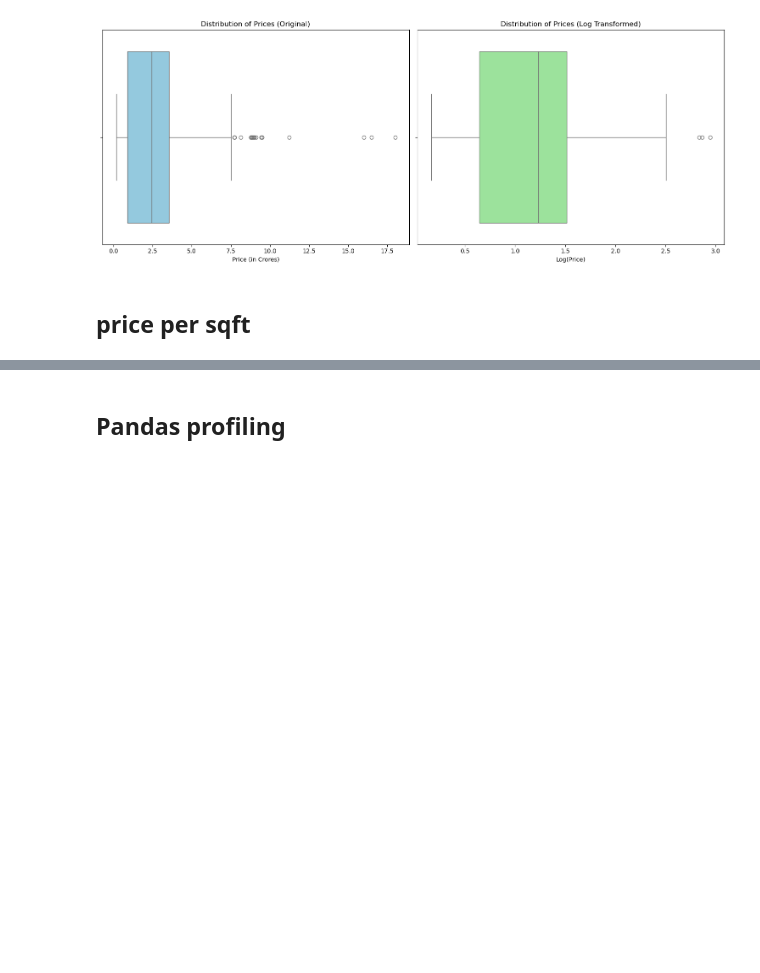
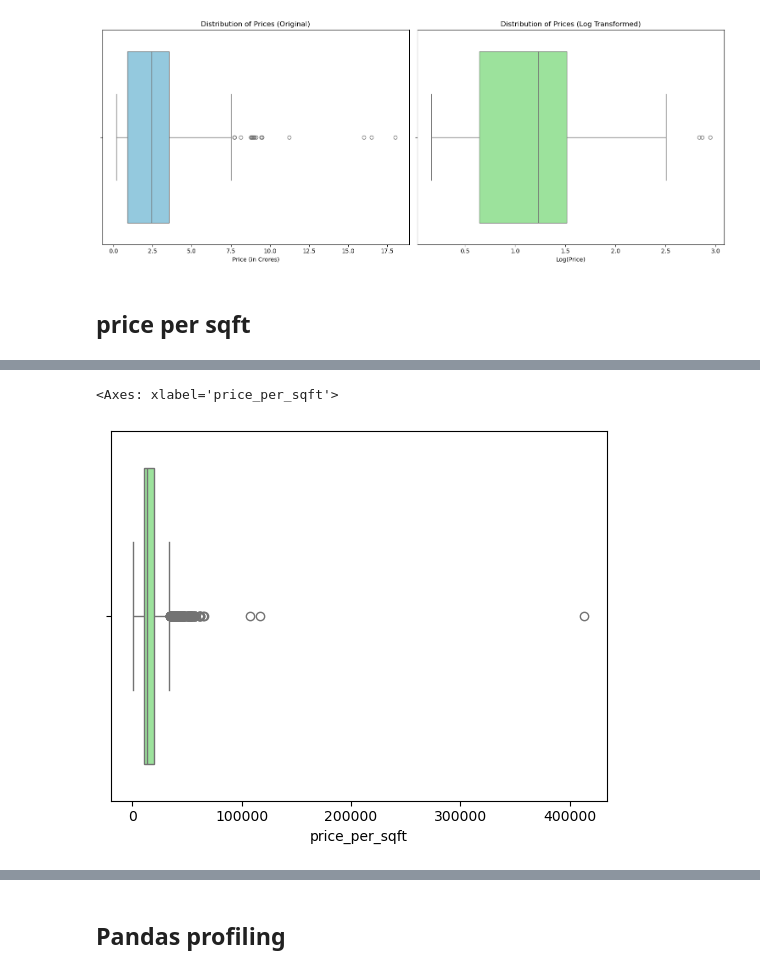
Before and after one commit to zeeshanAhmed2798/real-estate-ml-project, a Jupyter notebook: Data Cleaning/eda_on_flats.ipynb, the cells around one changed output, grey strips where cells are left out. Drawn from its saved outputs; the diff is of its cells as text; code cells hidden in the pictures; blank space fills up the shorter version.

```diff
--- a/Data Cleaning/eda_on_flats.ipynb
+++ b/Data Cleaning/eda_on_flats.ipynb
@@ -434,0 +456,5 @@ plt.show()
+# %%
+sns.boxplot(x=df["price_per_sqft"], color="lightgreen")
+# %% [output]
+<Axes: xlabel='price_per_sqft'>
+[figure, added]
```
Also changed, not shown: parts of 65 cells of this notebook.
